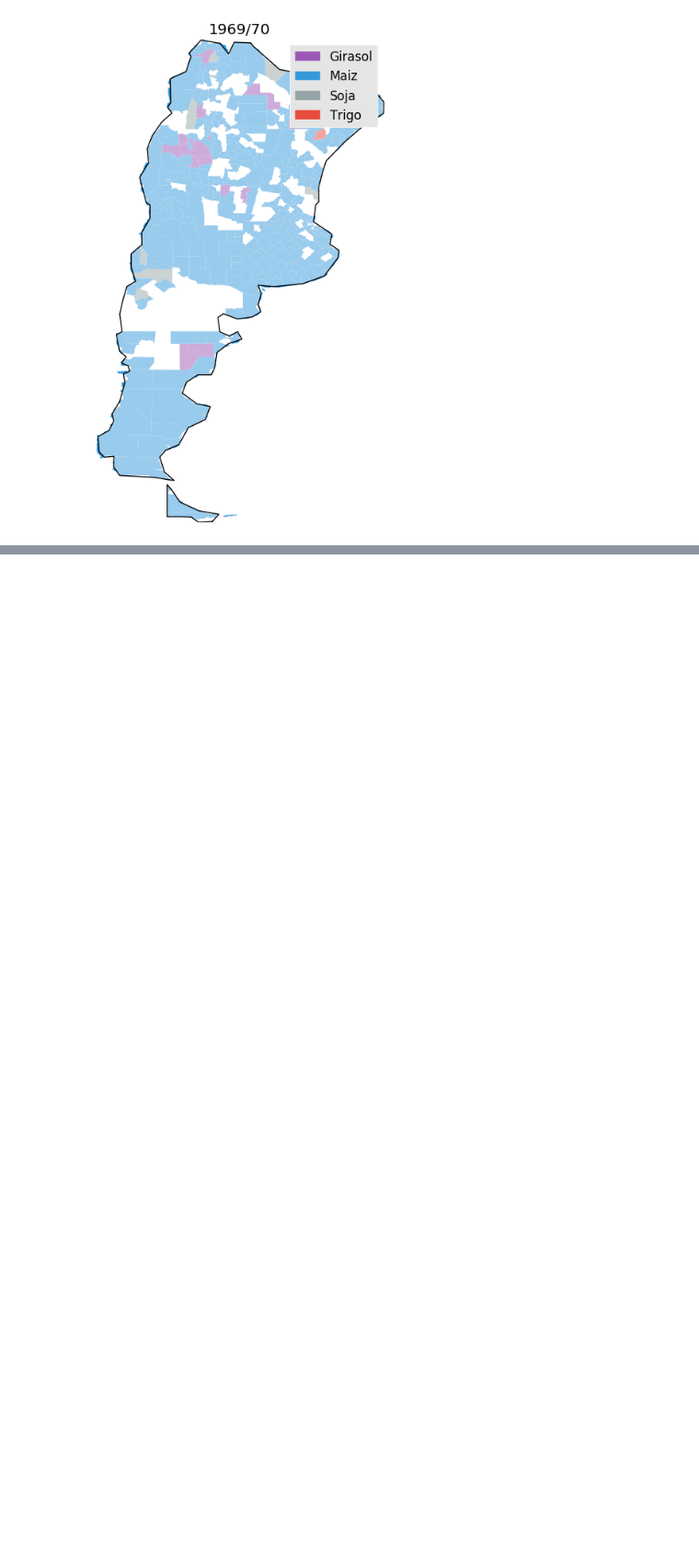
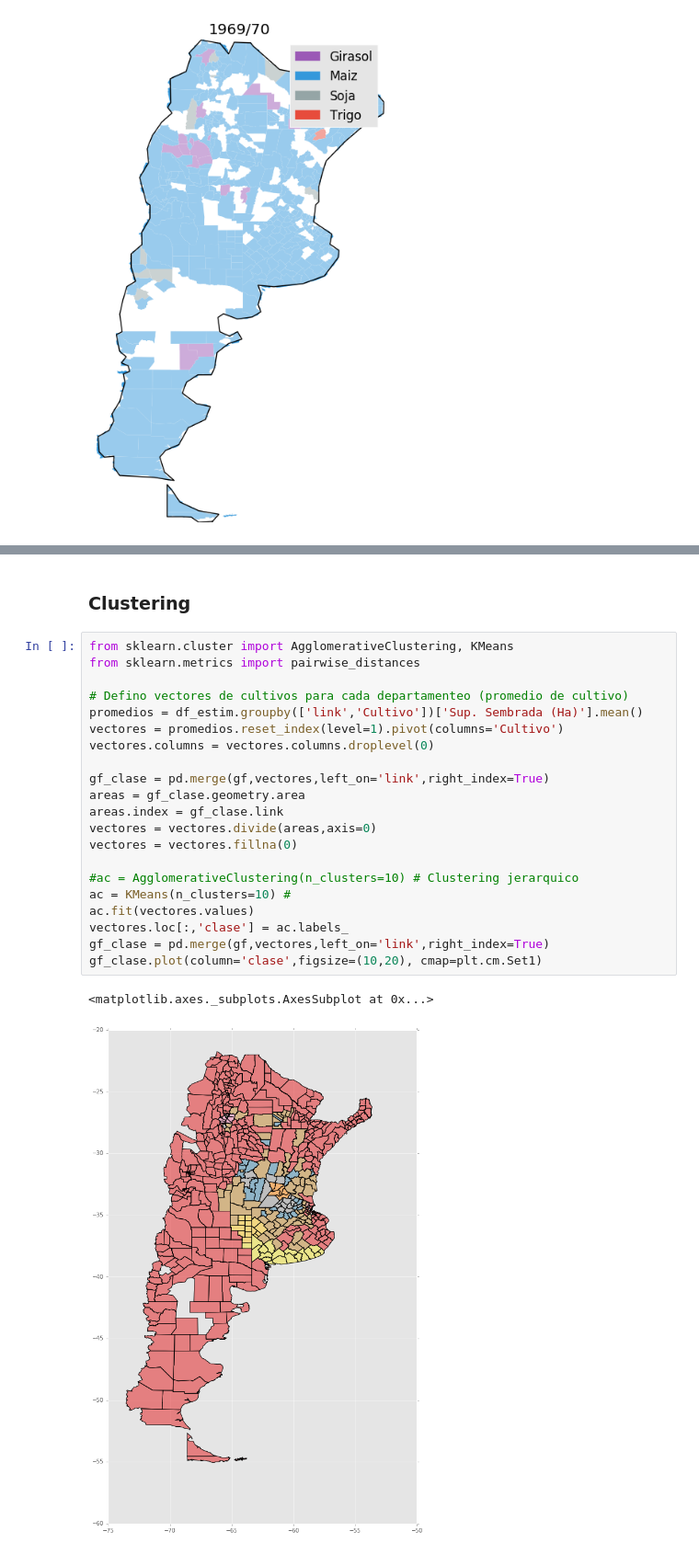
Before and after one commit to datosgobar/taller-analisis-datos-101, a Jupyter notebook: 2 - Análisis de datos agrícolas.ipynb, the cells around one changed output, grey strips where cells are left out. Shown at 92% size. Saved outputs shown, nothing was run; the diff lists cells and outputs as text; blank space fills up the shorter version.

Commit message:
Agrego clustering

```diff
--- a/2 - Análisis de datos agrícolas.ipynb
+++ b/2 - Análisis de datos agrícolas.ipynb
@@ -479,3 +479,29 @@ anim = animation.FuncAnimation(fig,animate,frames=len(campanas),interval=500,bli
 HTML(anim.to_html5_video())
 # %% [output]
 [interactive output not drawn]
+# %% [markdown]
+### Clustering
+# %%
+from sklearn.cluster import AgglomerativeClustering, KMeans
+from sklearn.metrics import pairwise_distances
+
+# Defino vectores de cultivos para cada departamenteo (promedio de cultivo)
+promedios = df_estim.groupby(['link','Cultivo'])['Sup. Sembrada (Ha)'].mean()
+vectores = promedios.reset_index(level=1).pivot(columns='Cultivo')
+vectores.columns = vectores.columns.droplevel(0)
+
+gf_clase = pd.merge(gf,vectores,left_on='link',right_index=True)
+areas = gf_clase.geometry.area
+areas.index = gf_clase.link
+vectores = vectores.divide(areas,axis=0)
+vectores = vectores.fillna(0)
+
+#ac = AgglomerativeClustering(n_clusters=10) # Clustering jerarquico
+ac = KMeans(n_clusters=10) #
+ac.fit(vectores.values)
+vectores.loc[:,'clase'] = ac.labels_
+gf_clase = pd.merge(gf,vectores,left_on='link',right_index=True)
+gf_clase.plot(column='clase',figsize=(10,20), cmap=plt.cm.Set1)
+# %% [output]
+<matplotlib.axes._subplots.AxesSubplot at 0x...>
+[figure, added]
```
Also changed, not shown: parts of 7 cells of this notebook.
